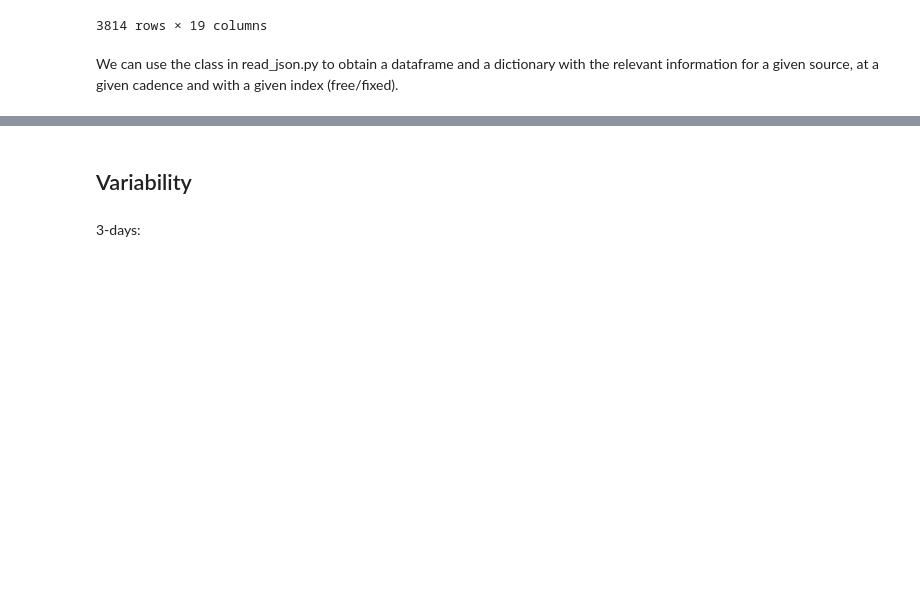
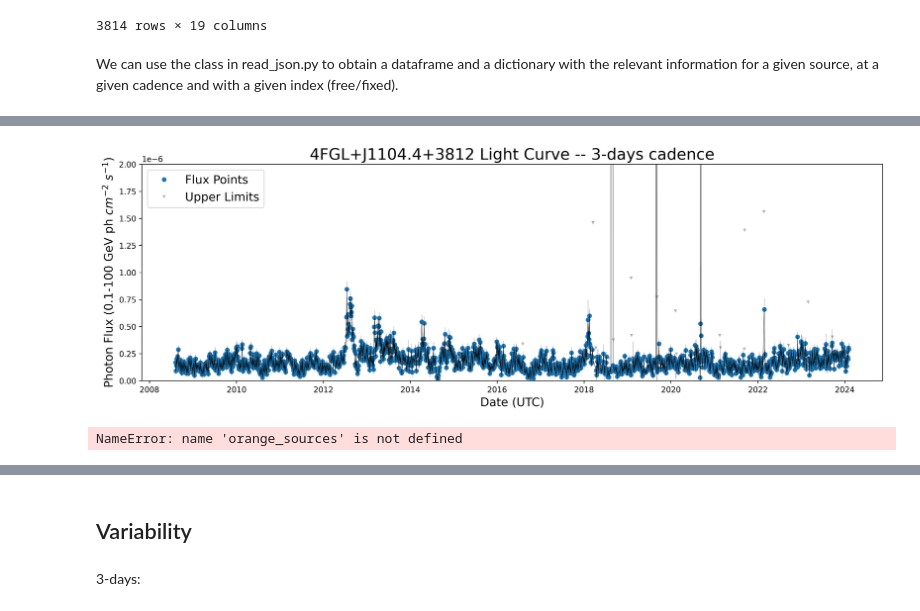
Before and after one commit to luanapassosreis/CTA_AGN_Pop_Variability, a Jupyter notebook: 4LAC_variability_analysis/main.ipynb, the cells around one changed output, grey strips where cells are left out. Saved outputs shown, nothing was run; the diff lists cells and outputs as text; code cells hidden in the pictures; blank space fills up the shorter version.

```diff
--- a/4LAC_variability_analysis/main.ipynb
+++ b/4LAC_variability_analysis/main.ipynb
@@ -143,7 +144,57 @@ dlogl   - length: 1880
+# %%
+plots.lightcurve_filtered(binning, 2e-6)
+# %% [output]
+[figure, added]
 # %%
 ## plot spectrum
 # %%
 ## plot exposure and relevant info
+# %%
+## more than one plot
+
+for i in orange_sources:
+    analyzer = JSONAnalyzer(f'4FGL+{i}.json','3-days','fixed')
+
+    source_dictionary = analyzer.data_dict
+    source_df = analyzer.create_dataframe()
+
+    filtered_df = analyzer.removing_outliers()
+
+    ## reset index
+    filtered_df.reset_index(inplace=True)
+
+    ## select only non-NaN values from the DataFrame for flux and flux_error
+    non_nan_values = filtered_df.dropna(subset=['flux'])
+
+    ## get the indexes (time) of the non-NaN values
+    time_fit_non_nan = non_nan_values['time_fit_convergence'].values
+
+    ## selected flux points
+    selected_flux_values = non_nan_values['flux'].values
+    selected_flux_error_values = non_nan_values['flux_error'].values
+    selected_ts_values = non_nan_values['values_ts'].values
+
+    ## spectrum flux (?)
+    index = df_agn_pop_4lac_dr3[df_agn_pop_4lac_dr3['Source_Name'] == source_name].index[0]
+    spectrum_flux = df_agn_pop_4lac_dr3.loc[index, 'Spectrum_Flux_Estimated']
+
+    analyzer.plot_lc(2e-6,spectrum_flux)
+
+## initialize the class
+
+## initialize the class
+source_name = 'J0001.2-074'
+binning = '3-days'
+source_data = Read_json_file(f'4FGL+{source_name}.json', binning, 'fixed')
+
+source_df = source_data.dataframe
+source_dict = source_data.dictionary
+
+plots = Plots(source_name, df_agn_pop_4lac_dr3, source_dict, source_df)
+
+plot.lightcurve(binning, ylim)
+# %% [output]
+NameError: name 'orange_sources' is not defined
 # %%
 ## source filter
 # %%
```
Also changed, not shown: parts of 14 cells of this notebook, 3 other files.
